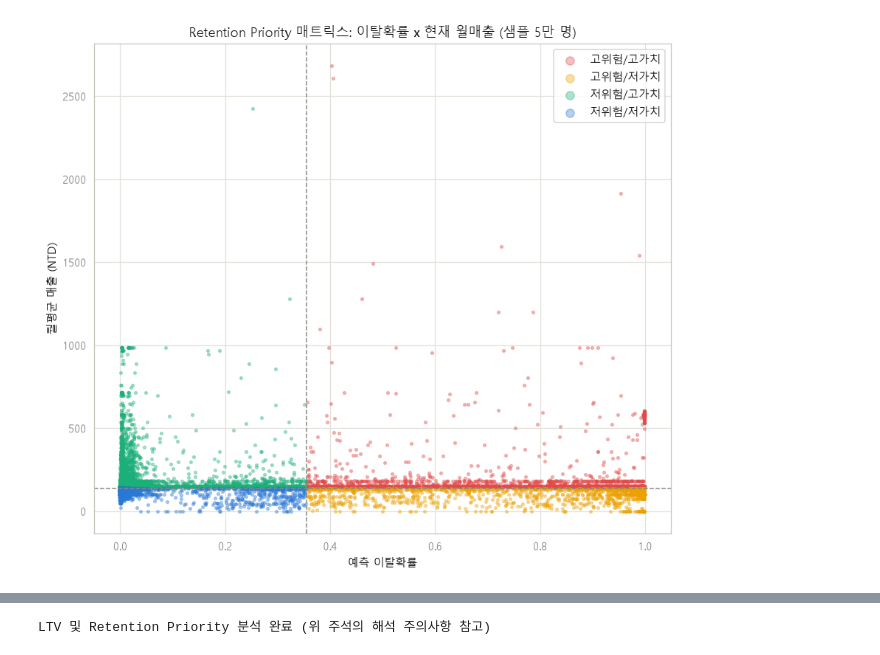
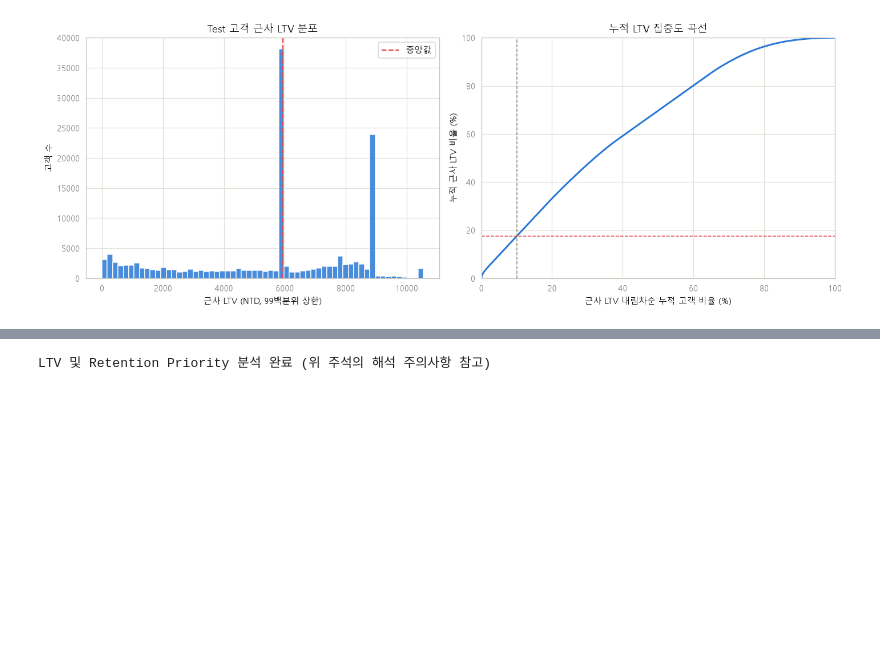
Before and after one commit to SKNETWORKS-FAMILY-AICAMP/SKN34-2nd-2Team, a Jupyter notebook: analytics/04_ltv.ipynb, the cells around one changed output, grey strips where cells are left out. Drawn from its saved outputs; the diff is of its cells as text; code cells hidden in the pictures; blank space fills up the shorter version.

```diff
--- a/analytics/04_ltv.ipynb
+++ b/analytics/04_ltv.ipynb
@@ -76,21 +77,21 @@ print(f"유저 수: {len(user_churn_proba):,}, 평균 이탈확률: {user_churn_
 # %%
-txn = pd.read_csv(
+txn_plan = pd.read_csv(
     PROCESSED_DIR / "features_transactions.csv",
-    usecols=["msno", "total_amount_paid", "txn_count", "last_payment_plan_days"],
+    usecols=["msno", "last_payment_plan_days"],
 )
-txn["avg_revenue_per_txn"] = txn["total_amount_paid"] / txn["txn_count"].clip(lower=1)
+ltv_df = predictions.merge(txn_plan, on="msno", how="left")
+ltv_df["last_payment_plan_days"] = ltv_df["last_payment_plan_days"].fillna(30)
+ltv_df["avg_revenue_per_txn"] = ltv_df["total_amount_paid"] / ltv_df["txn_count"].clip(lower=1)
 # last_payment_plan_days가 30일이 아닌 유저(7일/90일/연간 등)를 그대로 "월평균"으로 부르면 왜곡되므로,
 # 마지막 플랜 일수 기준으로 30일 환산한다. 0일짜리 이상치(전체의 0.7%)는 실제 관측된 최소 유효
 # 플랜(7일)로 바닥을 둬서 나눗셈 폭주를 막는다.
-plan_days_for_norm = txn["last_payment_plan_days"].clip(lower=7)
-txn["avg_monthly_revenue"] = txn["avg_revenue_per_txn"] / (plan_days_for_norm / 30)
-
-ltv_df = txn.merge(user_churn_proba, on="msno", how="inner")
+plan_days_for_norm = ltv_df["last_payment_plan_days"].clip(lower=7)
+ltv_df["avg_monthly_revenue"] = ltv_df["avg_revenue_per_txn"] / (plan_days_for_norm / 30)
 
 ltv_df["churn_proba_floored"] = ltv_df["churn_proba"].clip(lower=CHURN_PROBA_FLOOR)
 ltv_df["expected_lifetime_months"] = (1 / ltv_df["churn_proba_floored"]).clip(upper=LIFETIME_CAP_MONTHS)
 ltv_df["ltv_approx"] = ltv_df["avg_monthly_revenue"] * ltv_df["expected_lifetime_months"]
 
-print(f"교차검증 대상 유저: {len(ltv_df):,}명")
+print(f"LTV 분석 대상 Test 고객: {len(ltv_df):,}명")
 print(ltv_df[["avg_revenue_per_txn", "avg_monthly_revenue", "expected_lifetime_months", "ltv_approx"]].describe())
 # %% [output]
@@ -152,19 +157,79 @@ Name: count, dtype: int64
 # %%
+# LTV 분포와 누적 집중도 곡선
+valid_ltv = ltv_df.loc[
+    np.isfinite(ltv_df["ltv_approx"]) & (ltv_df["ltv_approx"] >= 0),
+    "ltv_approx",
+]
+ltv_p99 = valid_ltv.quantile(0.99)
+ltv_clipped = valid_ltv.clip(upper=ltv_p99)
+
+sorted_ltv = valid_ltv.sort_values(ascending=False).reset_index(drop=True)
+customer_pct = (np.arange(1, len(sorted_ltv) + 1) / len(sorted_ltv)) * 100
+cumulative_ltv_pct = (sorted_ltv.cumsum() / sorted_ltv.sum()) * 100
+top_10_ltv_share = cumulative_ltv_pct.iloc[max(int(len(sorted_ltv) * 0.10) - 1, 0)]
+
+fig, axes = plt.subplots(1, 2, figsize=(13, 4.8))
+axes[0].hist(ltv_clipped, bins=60, color=SERIES_1, alpha=0.85)
+axes[0].axvline(valid_ltv.median(), color="#e34948", linestyle="--", label="중앙값")
+axes[0].set_xlabel("근사 LTV (NTD, 99백분위 상한)")
+axes[0].set_ylabel("고객 수")
+axes[0].set_title("Test 고객 근사 LTV 분포")
+axes[0].legend()
+
+axes[1].plot(customer_pct, cumulative_ltv_pct, color=SERIES_1, linewidth=2)
+axes[1].axvline(10, color="#898781", linestyle="--", linewidth=1)
+axes[1].axhline(top_10_ltv_share, color="#e34948", linestyle="--", linewidth=1)
+axes[1].set_xlabel("근사 LTV 내림차순 누적 고객 비율 (%)")
+axes[1].set_ylabel("누적 근사 LTV 비율 (%)")
+axes[1].set_title("누적 LTV 집중도 곡선")
+axes[1].set_xlim(0, 100)
+axes[1].set_ylim(0, 100)
+axes[1].grid(True)
+plt.tight_layout()
+plt.show()
+
+print(f"근사 LTV 중앙값: {valid_ltv.median():,.1f} NTD")
+print(f"근사 LTV 90백분위: {valid_ltv.quantile(0.90):,.1f} NTD")
+print(f"근사 LTV 99백분위: {ltv_p99:,.1f} NTD")
+print(f"상위 10% 고객의 누적 LTV 비중: {top_10_ltv_share:.1f}%")
+
+# 아래 산점도는 LTV 곡선이 아니라 마케팅 실행 우선순위 매트릭스다.
 # 산점도가 너무 무거우니 시각화용으로만 5만 명 샘플링 (분석/집계는 전체 데이터로 이미 완료됨)
 sample = ltv_df.sample(n=min(50_000, len(ltv_df)), random_state=42)
 
+# 기존 대시보드에서 사용한 곡선형 관계도
+# ltv_approx에 1/churn_proba가 포함되므로 두 변수는 수식상 역관계를 가진다.
+# 관계 설명에는 유용하지만, 이 그래프 자체를 세그먼트 판정 기준으로 사용하지 않는다.
+curve_y_max = sample["ltv_approx"].quantile(0.99)
+fig, ax = plt.subplots(figsize=(8, 7))
+for seg, color in QUADRANT_COLORS.items():
+    sub = sample[sample["segment"] == seg]
+    ax.scatter(
+        sub["churn_proba"],
+        sub["ltv_approx"].clip(upper=curve_y_max),
+        s=6, alpha=0.35, color=color, label=seg,
+    )
+ax.axvline(RISK_THRESHOLD, color="#898781", linestyle="--", linewidth=1)
+ax.set_xlabel("예측 이탈확률")
+ax.set_ylabel("근사 LTV (NTD, 샘플 99백분위 상한)")
+ax.set_title("이탈확률 × 근사 LTV 관계도 (설명용)")
+ax.legend(markerscale=3, loc="upper right")
+plt.tight_layout()
+plt.show()
+
+# 실제 마케팅 세그먼트 판정은 이탈확률과 독립적인 현재 월매출을 가치 축으로 사용한다.
 fig, ax = plt.subplots(figsize=(8, 7))
 for seg, color in QUADRANT_COLORS.items():
     sub = sample[sample["segment"] == seg]
     ax.scatter(sub["churn_proba"], sub["avg_monthly_revenue"], s=6, alpha=0.35, color=color, label=seg)
 
 ax.axvline(RISK_THRESHOLD, color="#898781", linestyle="--", linewidth=1)
 ax.axhline(revenue_median, color="#898781", linestyle="--", linewidth=1)
 ax.set_xlabel("예측 이탈확률")
 ax.set_ylabel("월평균 매출 (NTD)")
-ax.set_title("Retention Priority 매트릭스: 이탈확률 x 현재 월매출 (샘플 5만 명)")
+ax.set_title("Retention Priority 실행 매트릭스: 이탈확률 × 현재 월매출")
 ax.legend(markerscale=3, loc="upper right")
 plt.tight_layout()
 plt.show()
 # %% [output]
-[figure, old version]
+[figure, new version]
```
Also changed, not shown: parts of 8 cells of this notebook, 5 other files.
